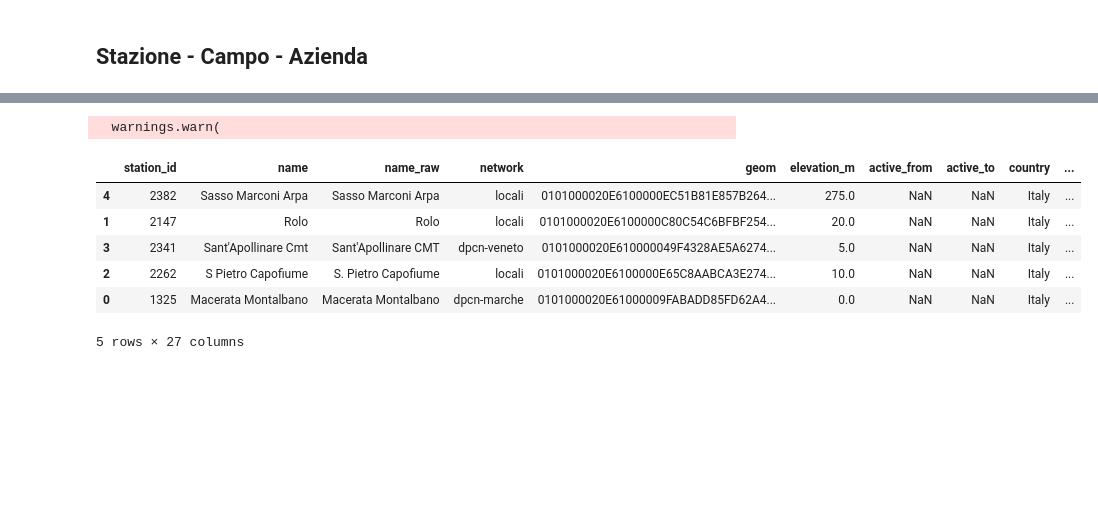
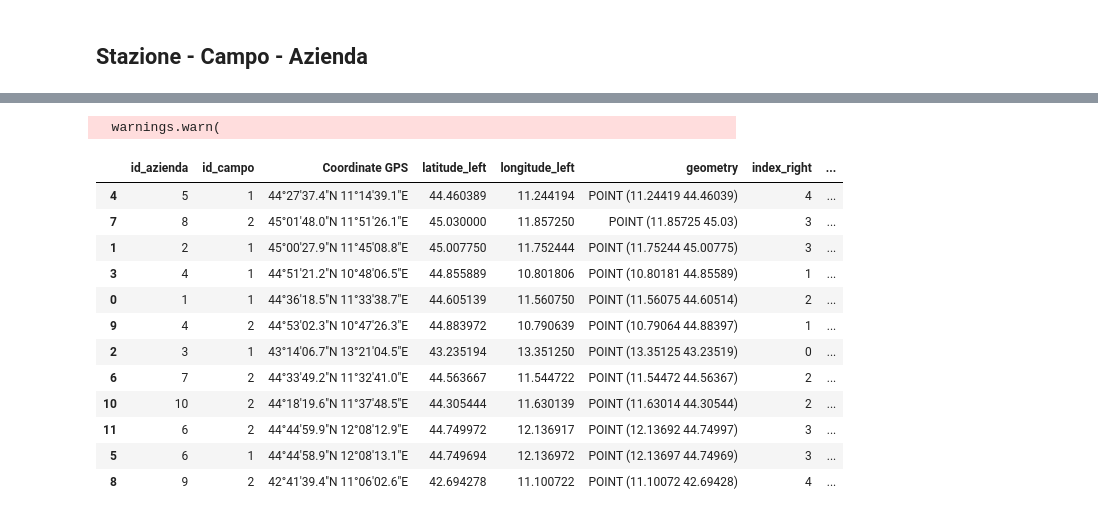
Before and after one commit to w4bo/dataset-pnrr-spoke2, a Jupyter notebook: dataset_pnrr_spoke2.ipynb, the cells around one changed output, grey strips where cells are left out. Saved outputs shown, nothing was run; the diff lists cells and outputs as text; code cells hidden in the pictures; blank space fills up the shorter version.

```diff
--- a/dataset_pnrr_spoke2.ipynb
+++ b/dataset_pnrr_spoke2.ipynb
@@ -143,0 +126,27 @@ df_azienda
+# %%
+import pandas as pd
+import re
+
+# List of CSV files (adjust the path/pattern as needed)
+csv_files = [
+    "data/TASK 2.3.4 2022-2023 - Flusso Campo Prova.csv",
+    "data/TASK 2.3.4 2023-2024 - Flusso Campo Prova.csv"
+]
+
+# Empty DataFrame to store appended data
+df_campi = pd.DataFrame()
+
+# Function to convert DMS to decimal degrees
+def convert(x):
+    comp = re.split("°|'|\"|N|E", x)
+    return float(comp[0]) + float(comp[1]) / 60 + float(comp[2]) / 3600
+
+# Loop over each CSV file
+for file in csv_files:
+    df_temp = pd.read_csv(file).dropna().rename(columns={"id-azienda": "id_azienda"})
+    df_temp["Coordinate GPS"] = df_temp["Coordinate GPS"].apply(lambda x: x.replace(",", "."))
+    df_temp["latitude"] = df_temp["Coordinate GPS"].apply(lambda x: convert(x.split(" ")[0]))
+    df_temp["longitude"] = df_temp["Coordinate GPS"].apply(lambda x: convert(x.split(" ")[1]))
+    df_campi = pd.concat([df_campi, df_temp], ignore_index=True)
+
+df_campi
@@ -144,24 +197,26 @@ df_azienda
 # %%
-gdf_stations = gpd.GeoDataFrame(df_stations, geometry=gpd.points_from_xy(df_stations.longitude, df_stations.latitude), crs="EPSG:4326")
+gdt_station = gpd.GeoDataFrame(dt_station, geometry=gpd.points_from_xy(dt_station.longitude, dt_station.latitude), crs="EPSG:4326")
 gdf_campi = gpd.GeoDataFrame(df_campi, geometry=gpd.points_from_xy(df_campi.longitude, df_campi.latitude), crs="EPSG:4326")
 
-joined = gpd.sjoin_nearest(
-    gdf_stations, gdf_campi,
-    how="left",  # keep all from left table
-    distance_col="distance"
-)
+joined = gpd.sjoin_nearest(gdf_campi, gdt_station, how="left", distance_col="distance")
 
 joined = joined.sort_values('distance') #.drop_duplicates('id1')
 joined
 # %% [output]
   warnings.warn(
-|  | station_id | name | name_raw | network | geom | elevation_m | active_from | active_to | country | ... |
-| 4 | 2382 | Sasso Marconi Arpa | Sasso Marconi Arpa | locali | 0101000020E6100000EC51B81E857B264... | 275.0 | NaN | NaN | Italy | ... |
-| 1 | 2147 | Rolo | Rolo | locali | 0101000020E6100000C80C54C6BFBF254... | 20.0 | NaN | NaN | Italy | ... |
-| 3 | 2341 | Sant'Apollinare Cmt | Sant'Apollinare CMT | dpcn-veneto | 0101000020E610000049F4328AE5A6274... | 5.0 | NaN | NaN | Italy | ... |
-| 2 | 2262 | S Pietro Capofiume | S. Pietro Capofiume | locali | 0101000020E6100000E65C8AABCA3E274... | 10.0 | NaN | NaN | Italy | ... |
-| 0 | 1325 | Macerata Montalbano | Macerata Montalbano | dpcn-marche | 0101000020E61000009FABADD85FD62A4... | 0.0 | NaN | NaN | Italy | ... |
+|  | id_azienda | id_campo | Coordinate GPS | latitude_left | longitude_left | geometry | index_right | ... |
+| 4 | 5 | 1 | 44°27'37.4"N 11°14'39.1"E | 44.460389 | 11.244194 | POINT (11.24419 44.46039) | 4 | ... |
+| 7 | 8 | 2 | 45°01'48.0"N 11°51'26.1"E | 45.030000 | 11.857250 | POINT (11.85725 45.03) | 3 | ... |
+| 1 | 2 | 1 | 45°00'27.9"N 11°45'08.8"E | 45.007750 | 11.752444 | POINT (11.75244 45.00775) | 3 | ... |
+| 3 | 4 | 1 | 44°51'21.2"N 10°48'06.5"E | 44.855889 | 10.801806 | POINT (10.80181 44.85589) | 1 | ... |
+| 0 | 1 | 1 | 44°36'18.5"N 11°33'38.7"E | 44.605139 | 11.560750 | POINT (11.56075 44.60514) | 2 | ... |
+| 9 | 4 | 2 | 44°53'02.3"N 10°47'26.3"E | 44.883972 | 10.790639 | POINT (10.79064 44.88397) | 1 | ... |
+| 2 | 3 | 1 | 43°14'06.7"N 13°21'04.5"E | 43.235194 | 13.351250 | POINT (13.35125 43.23519) | 0 | ... |
+| 6 | 7 | 2 | 44°33'49.2"N 11°32'41.0"E | 44.563667 | 11.544722 | POINT (11.54472 44.56367) | 2 | ... |
+| 10 | 10 | 2 | 44°18'19.6"N 11°37'48.5"E | 44.305444 | 11.630139 | POINT (11.63014 44.30544) | 2 | ... |
+| 11 | 6 | 2 | 44°44'59.9"N 12°08'12.9"E | 44.749972 | 12.136917 | POINT (12.13692 44.74997) | 3 | ... |
+| 5 | 6 | 1 | 44°44'58.9"N 12°08'13.1"E | 44.749694 | 12.136972 | POINT (12.13697 44.74969) | 3 | ... |
+| 8 | 9 | 2 | 42°41'39.4"N 11°06'02.6"E | 42.694278 | 11.100722 | POINT (11.10072 42.69428) | 4 | ... |
-5 rows × 27 columns
 # %%
 joined.columns
 # %% [output]
```
Also changed, not shown: parts of 18 cells of this notebook, 20 other files.
